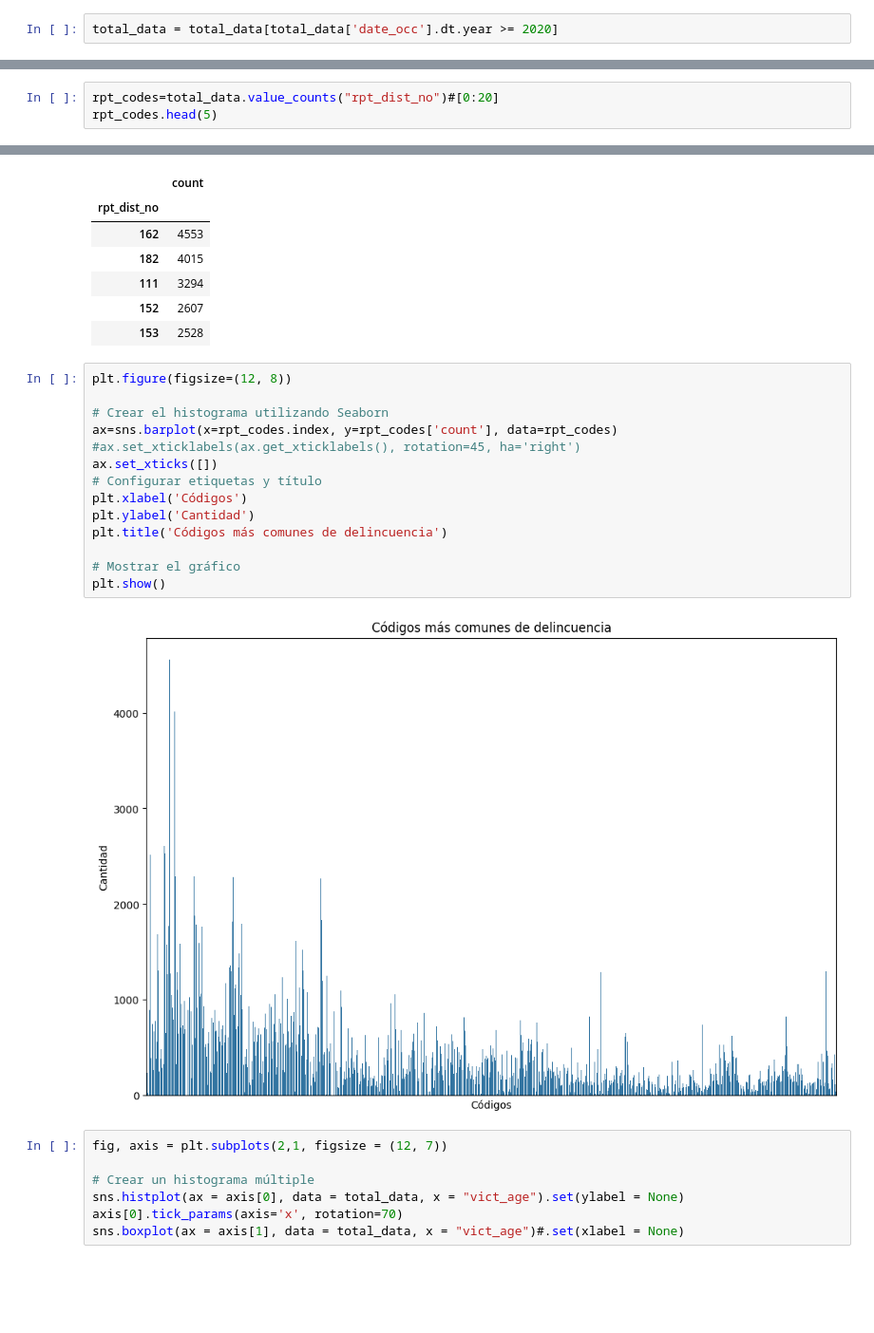
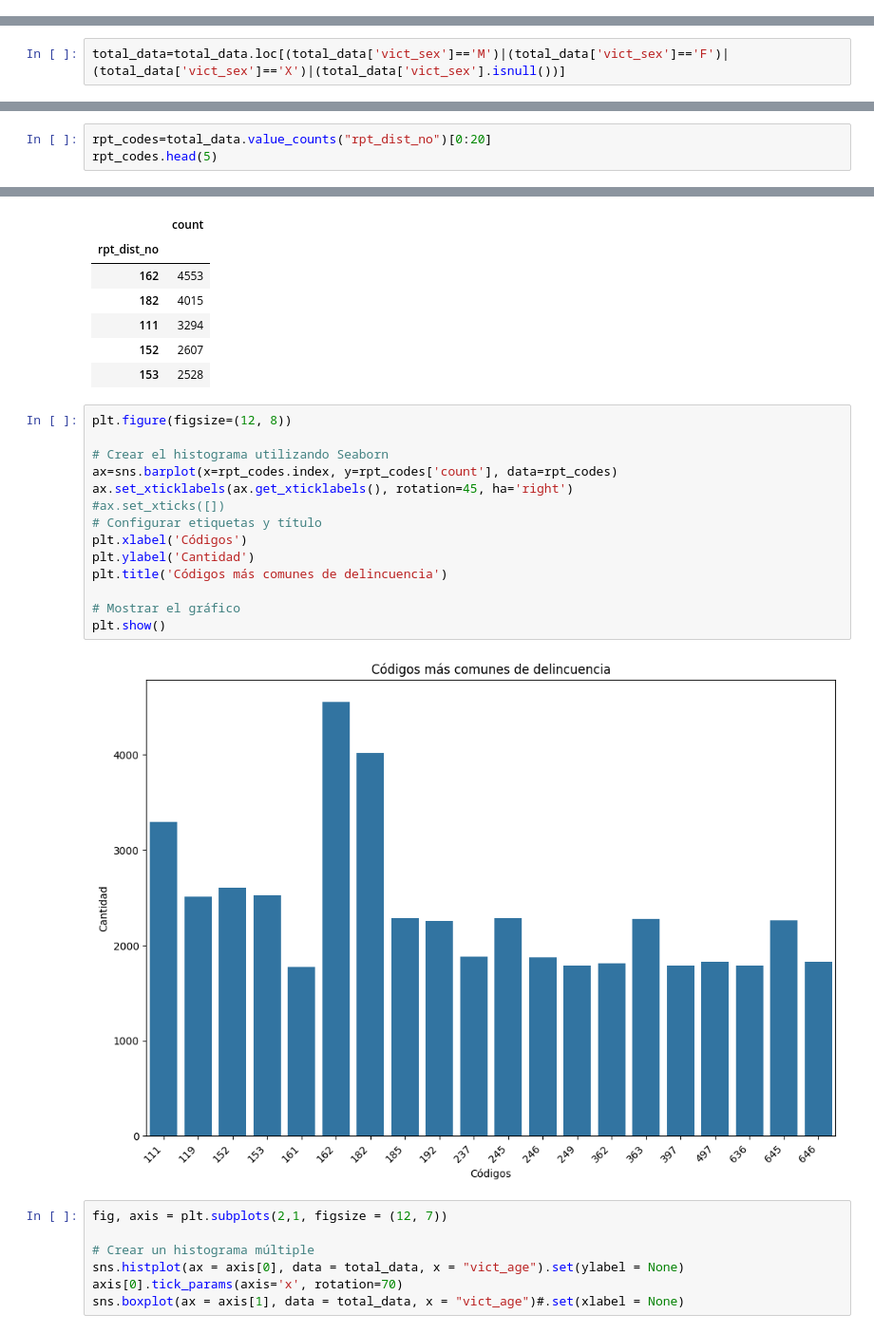
Before and after one commit to orj93/final_proyect_crime, a Jupyter notebook: src/EDA.ipynb, the cells around one changed output, grey strips where cells are left out. Shown at 95% size. Drawn from its saved outputs; the diff is of its cells as text; blank space fills up the shorter version.

```diff
--- a/src/EDA.ipynb
+++ b/src/EDA.ipynb
@@ -115,2 +114,0 @@ memory usage: 67.6+ MB
-# %%
-total_data = total_data[total_data['date_occ'].dt.year >= 2020]
@@ -116,0 +130,2 @@ total_data = total_data[total_data['date_occ'].dt.year >= 2020]
+# %%
+total_data=total_data.loc[(total_data['vict_sex']=='M')|(total_data['vict_sex']=='F')|(total_data['vict_sex']=='X')|(total_data['vict_sex'].isnull())]
@@ -208,7 +214,7 @@ plt.show()
 # %% [output]
 [figure]
 # %%
-rpt_codes=total_data.value_counts("rpt_dist_no")#[0:20]
+rpt_codes=total_data.value_counts("rpt_dist_no")[0:20]
 rpt_codes.head(5)
 # %% [output]
 rpt_dist_no
@@ -232,19 +238,19 @@ rpt_codes.head(5)
 # %%
 plt.figure(figsize=(12, 8))
 
 # Crear el histograma utilizando Seaborn
 ax=sns.barplot(x=rpt_codes.index, y=rpt_codes['count'], data=rpt_codes)
-#ax.set_xticklabels(ax.get_xticklabels(), rotation=45, ha='right')
-ax.set_xticks([])
+ax.set_xticklabels(ax.get_xticklabels(), rotation=45, ha='right')
+#ax.set_xticks([])
 # Configurar etiquetas y título
 plt.xlabel('Códigos')
 plt.ylabel('Cantidad')
 plt.title('Códigos más comunes de delincuencia')
 
 # Mostrar el gráfico
 plt.show()
 # %% [output]
-[figure, old version]
+[figure, new version]
 # %%
 fig, axis = plt.subplots(2,1, figsize = (12, 7))
 
```
Also changed, not shown: parts of 54 cells of this notebook, 1 other file.
